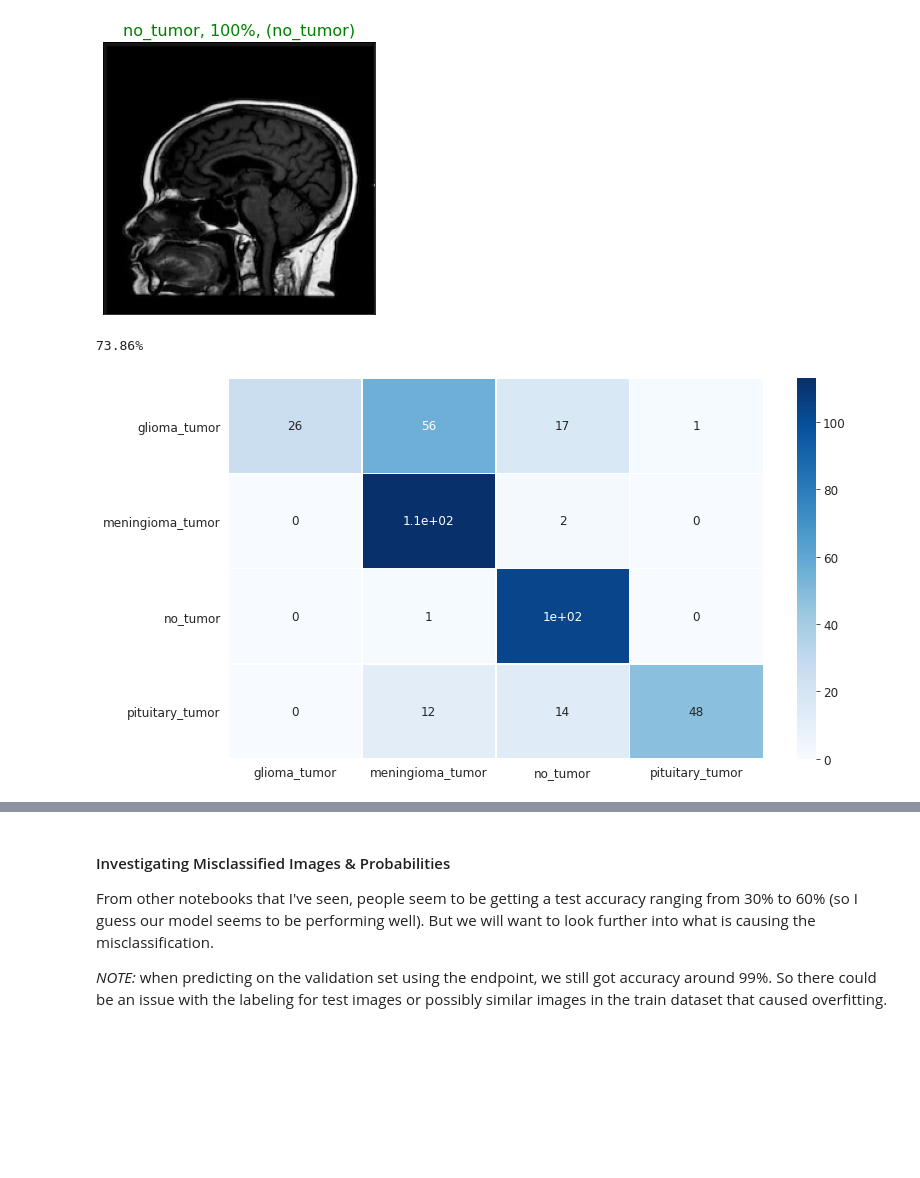
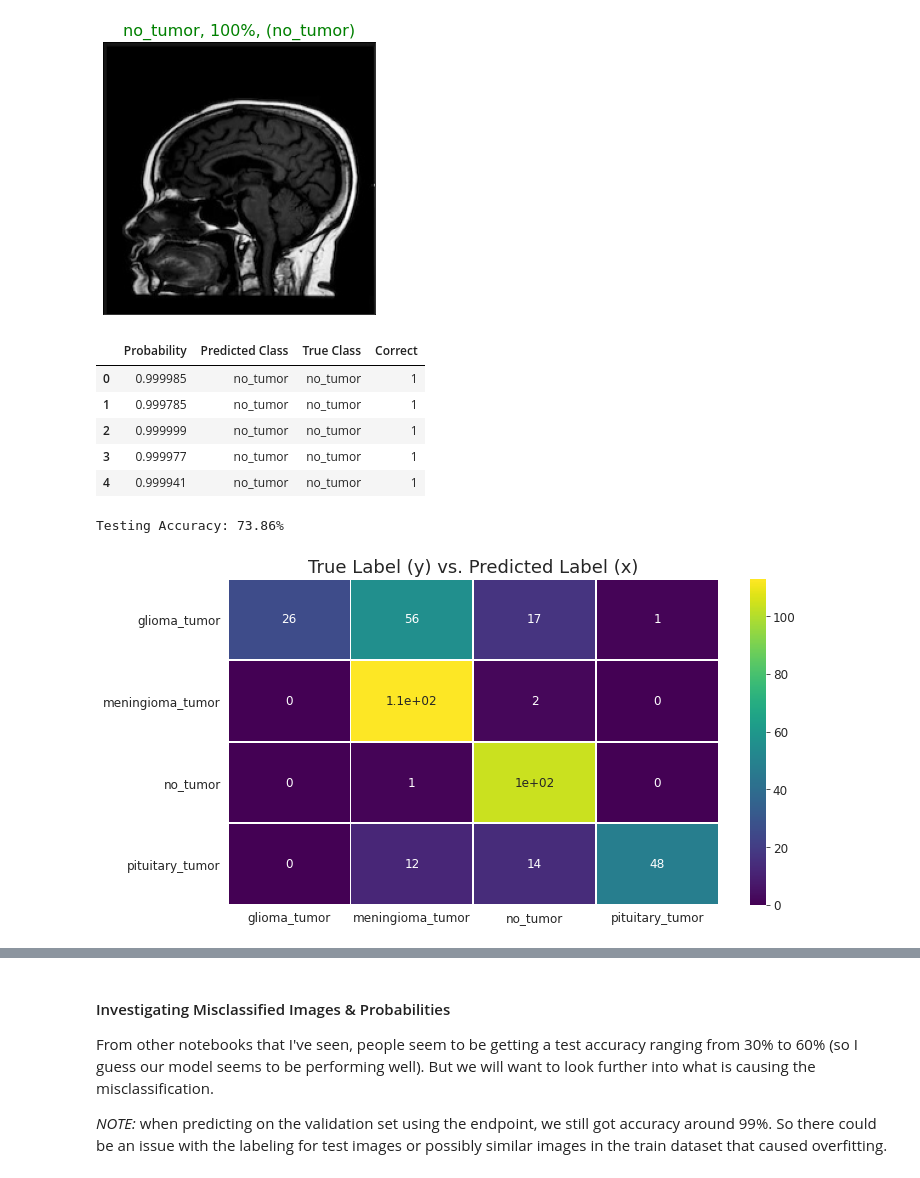
Before and after one commit to dhelms1/brain_tumor, a Jupyter notebook: MRImodeling.ipynb, the cells around one changed output, grey strips where cells are left out. Drawn from its saved outputs; the diff is of its cells as text; code cells hidden in the pictures; blank space fills up the shorter version.

Commit message:
more testing insights, saved test results in dataframe

```diff
--- a/MRImodeling.ipynb
+++ b/MRImodeling.ipynb
@@ -498,0 +497,14 @@ np.save('test_results/y_probs.npy', np.asarray(y_probs))
+# %%
+results_df = pd.DataFrame({'Probability': y_probs,
+                           'Predicted Class': y_preds,
+                           'True Class': y_test,
+                           'Correct': [1 if (pred_label == true_label) else 0
+                                       for pred_label, true_label in zip(y_preds, y_test)]})
+results_df.head()
+# %% [output]
+|  | Probability | Predicted Class | True Class | Correct |
+| 0 | 0.999985 | no_tumor | no_tumor | 1 |
+| 1 | 0.999785 | no_tumor | no_tumor | 1 |
+| 2 | 0.999999 | no_tumor | no_tumor | 1 |
+| 3 | 0.999977 | no_tumor | no_tumor | 1 |
+| 4 | 0.999941 | no_tumor | no_tumor | 1 |
@@ -499,13 +513,14 @@ np.save('test_results/y_probs.npy', np.asarray(y_probs))
 # %%
-print(f'{round(accuracy_score(y_test, y_preds)*100, 2)}%')
+print(f'Testing Accuracy: {round(accuracy_score(y_test, y_preds)*100, 2)}%')
 
 cmatrix = confusion_matrix(y_test, y_preds)
 cmat_labels = list(labels.keys())
 
-plt.figure(figsize=(12,7))
-sns.heatmap(cmatrix, cmap='Blues', linewidth=0.8, annot=True,
+plt.figure(figsize=(11,6))
+sns.heatmap(cmatrix, cmap='viridis', linewidth=0.8, annot=True,
             xticklabels = cmat_labels, yticklabels= cmat_labels)
+plt.title('True Label (y) vs. Predicted Label (x)', fontdict={'fontsize':18})
 plt.show()
 # %% [output]
-73.86%
+Testing Accuracy: 73.86%
-[figure, old version]
+[figure, new version]
```
Also changed, not shown: parts of 10 cells of this notebook, 1 other file.
